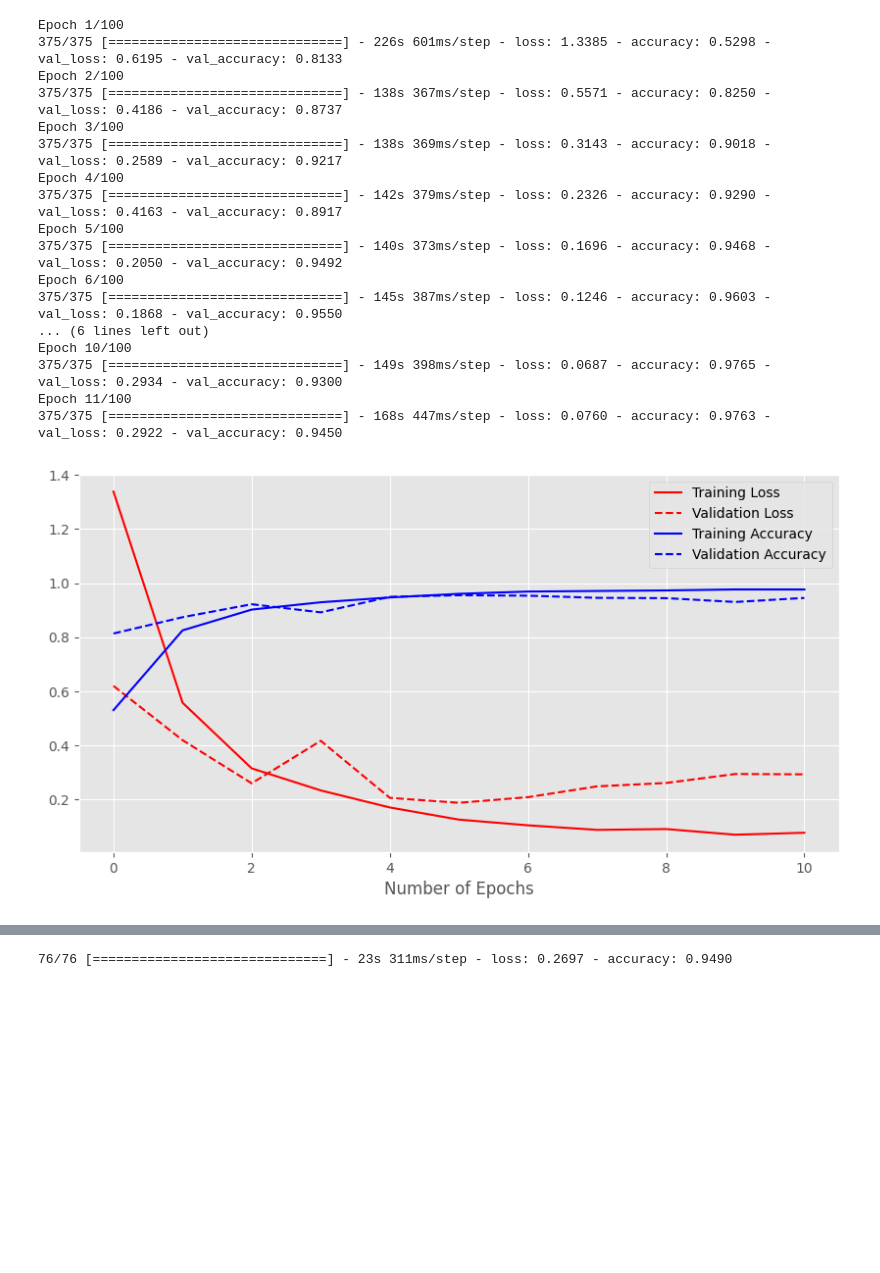
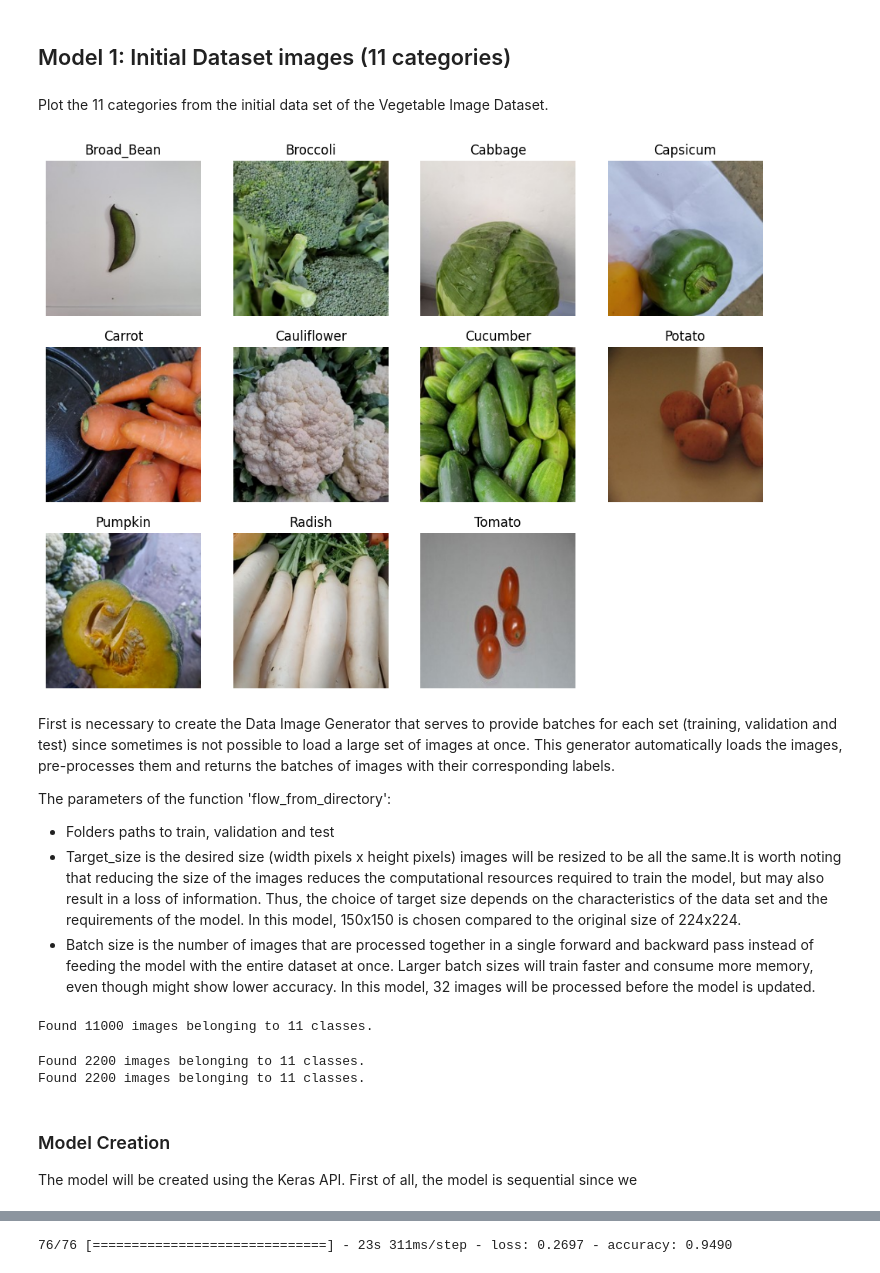
Before and after one commit to georginamanyanic/Final-project, a Jupyter notebook: notebooks/CNN.ipynb, the cells around one changed output, grey strips where cells are left out. Drawn from its saved outputs; the diff is of its cells as text; code cells hidden in the pictures; blank space fills up the shorter version.

Commit message:
New model, previous one not precise

```diff
--- a/notebooks/CNN.ipynb
+++ b/notebooks/CNN.ipynb
@@ -120,41 +0,0 @@ _________________________________________________________________
-# %%
-early_stopping = keras.callbacks.EarlyStopping(patience=5) # Set up callbacks
-model.compile(optimizer='Adam', loss='categorical_crossentropy', metrics='accuracy')
-hist = model.fit(train_image_generator,
-                 epochs=100,
-                 verbose=1,
-                 validation_data=val_image_generator,
-                 steps_per_epoch = 12000//32,
-                 validation_steps = 2400//32,
-                 callbacks=early_stopping)
-# %% [output]
-Epoch 1/100
-375/375 [==============================] - 226s 601ms/step - loss: 1.3385 - accuracy: 0.5298 - val_loss: 0.6195 - val_accuracy: 0.8133
-Epoch 2/100
-375/375 [==============================] - 138s 367ms/step - loss: 0.5571 - accuracy: 0.8250 - val_loss: 0.4186 - val_accuracy: 0.8737
-Epoch 3/100
-375/375 [==============================] - 138s 369ms/step - loss: 0.3143 - accuracy: 0.9018 - val_loss: 0.2589 - val_accuracy: 0.9217
-Epoch 4/100
-375/375 [==============================] - 142s 379ms/step - loss: 0.2326 - accuracy: 0.9290 - val_loss: 0.4163 - val_accuracy: 0.8917
-Epoch 5/100
-375/375 [==============================] - 140s 373ms/step - loss: 0.1696 - accuracy: 0.9468 - val_loss: 0.2050 - val_accuracy: 0.9492
-Epoch 6/100
-375/375 [==============================] - 145s 387ms/step - loss: 0.1246 - accuracy: 0.9603 - val_loss: 0.1868 - val_accuracy: 0.9550
-... (6 lines left out)
-Epoch 10/100
-375/375 [==============================] - 149s 398ms/step - loss: 0.0687 - accuracy: 0.9765 - val_loss: 0.2934 - val_accuracy: 0.9300
-Epoch 11/100
-375/375 [==============================] - 168s 447ms/step - loss: 0.0760 - accuracy: 0.9763 - val_loss: 0.2922 - val_accuracy: 0.9450
-# %%
-h = hist.history
-plt.style.use('ggplot')
-plt.figure(figsize=(10, 5))
-plt.plot(h['loss'], c='red', label='Training Loss')
-plt.plot(h['val_loss'], c='red', linestyle='--', label='Validation Loss')
-plt.plot(h['accuracy'], c='blue', label='Training Accuracy')
-plt.plot(h['val_accuracy'], c='blue', linestyle='--', label='Validation Accuracy')
-plt.xlabel("Number of Epochs")
-plt.legend(loc='best')
-plt.show()
-# %% [output]
-[figure, removed]
@@ -160,0 +7,30 @@ plt.show()
+# %% [markdown]
+## Model 1: Initial Dataset images (11 categories)
+# %% [markdown]
+Plot the 11 categories from the initial data set of the Vegetable Image Dataset.
+# %%
+image_categories = os.listdir('C:/Users/manya/Documents/Ironhack/Course/Final-project/images/train') #Categories list
+plot_categories = CNN_model.plot_images(image_categories, '../images/train/')
+plot_categories.savefig('../graphs/m1_categories')
+# %% [output]
+[figure, added]
+# %% [markdown]
+First is necessary to create the Data Image Generator that serves to provide batches for each set (training, validation and test) since sometimes is not possible to load a large set of images at once. This generator automatically loads the images, pre-processes them and returns the batches of images with their corresponding labels.
+
+The parameters of the function 'flow_from_directory':
+- Folders paths to train, validation and test
+- Target_size is the desired size (width pixels x height pixels) images will be resized to be all the same.It is worth noting that reducing the size of the images reduces the computational resources required to train the model, but may also result in a loss of information. Thus, the choice of target size depends on the characteristics of the data set and the requirements of the model. In this model, 150x150 is chosen compared to the original size of 224x224.
+- Batch size is the number of images that are processed together in a single forward and backward pass instead of feeding the model with the entire dataset at once. Larger batch sizes will train faster and consume more memory, even though might show lower accuracy. In this model, 32 images will be processed before the model is updated.
+# %%
+train_image_generator = CNN_model.Image_Data_Generator('../images/train/', (150,150), 32)
+# %% [output]
+Found 11000 images belonging to 11 classes.
+# %%
+val_image_generator = CNN_model.Image_Data_Generator('../images/validation/', (150,150), 32)
+test_image_generator = CNN_model.Image_Data_Generator('../images/test/', (150,150), 32)
+# %% [output]
+Found 2200 images belonging to 11 classes.
+Found 2200 images belonging to 11 classes.
+# %% [markdown]
+### Model Creation
+The model will be created using the Keras API. First of all, the model is sequential since we
```
Also changed, not shown: parts of 10 cells of this notebook, 2 other files.
